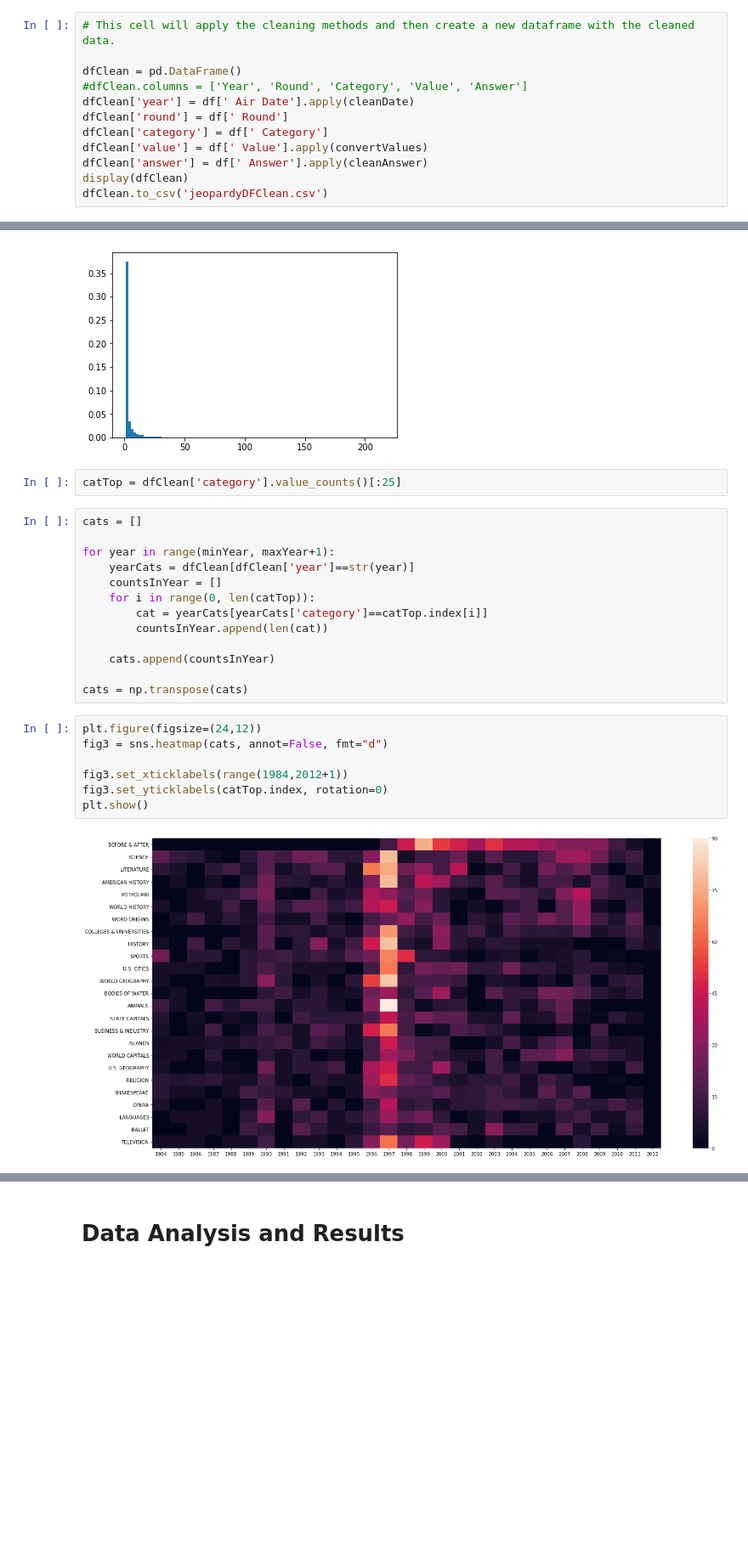
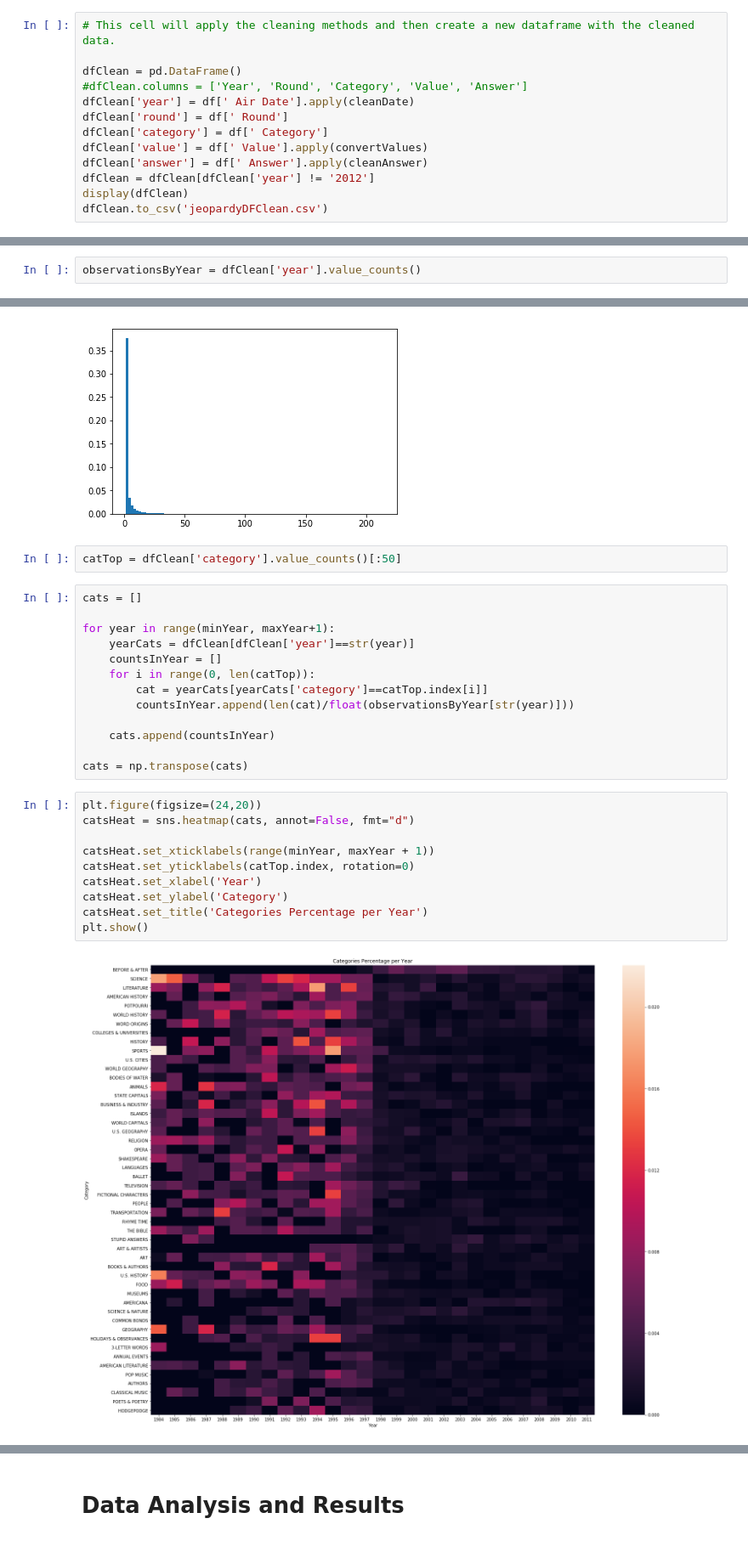
Before and after one commit to brn016/Projects, a Jupyter notebook: Jeopardy Project.ipynb, the cells around one changed output, grey strips where cells are left out. Shown: that part at 85% size. Cells and saved outputs as stored; diff of their text form; blank space fills up the shorter version.

```diff
--- a/Jeopardy Project.ipynb
+++ b/Jeopardy Project.ipynb
@@ -112,6 +112,7 @@ dfClean['round'] = df[' Round']
 dfClean['category'] = df[' Category']
 dfClean['value'] = df[' Value'].apply(convertValues)
 dfClean['answer'] = df[' Answer'].apply(cleanAnswer)
+dfClean = dfClean[dfClean['year'] != '2012']
 display(dfClean)
 dfClean.to_csv('jeopardyDFClean.csv')
 # %% [output]
@@ -139,6 +141,8 @@ dfClean.to_csv('jeopardyDFClean.csv')
 In order to put our hypothesis to the test, we want to find out which categories and answers are the most common, as those would be good subjects to study in prepartion of competing on Jeopardy!.
 
 To get a sense of how the most common answers and categories vary (or not) in frequency over time, we will create two heat maps. The first will be a graph with answers on the y axis and year on the x axis. The second will be a graph with categories on the y axis and year on the x axis. Both graphs will be colored based on how many times the answer or category appeared in a given year.
+# %%
+observationsByYear = dfClean['year'].value_counts()
 # %%
 minYear = int(dfClean['year'].min())
 maxYear = int(dfClean['year'].max())
@@ -162,7 +166,7 @@ plt.show()
 # %% [output]
 [figure]
 # %%
-catTop = dfClean['category'].value_counts()[:25]
+catTop = dfClean['category'].value_counts()[:50]
 # %%
 cats = []
 
@@ -171,18 +175,21 @@ for year in range(minYear, maxYear+1):
     countsInYear = []
     for i in range(0, len(catTop)):
         cat = yearCats[yearCats['category']==catTop.index[i]]
-        countsInYear.append(len(cat))
+        countsInYear.append(len(cat)/float(observationsByYear[str(year)]))
 
     cats.append(countsInYear)
 
 cats = np.transpose(cats)
 # %%
-plt.figure(figsize=(24,12))
-fig3 = sns.heatmap(cats, annot=False, fmt="d")
+plt.figure(figsize=(24,20))
+catsHeat = sns.heatmap(cats, annot=False, fmt="d")
 
-fig3.set_xticklabels(range(1984,2012+1))
-fig3.set_yticklabels(catTop.index, rotation=0)
+catsHeat.set_xticklabels(range(minYear, maxYear + 1))
+catsHeat.set_yticklabels(catTop.index, rotation=0)
+catsHeat.set_xlabel('Year')
+catsHeat.set_ylabel('Category')
+catsHeat.set_title('Categories Percentage per Year')
 plt.show()
 # %% [output]
-[figure, old version]
+[figure, new version]
 # %%
```
Also changed, not shown: parts of 40 cells of this notebook.
